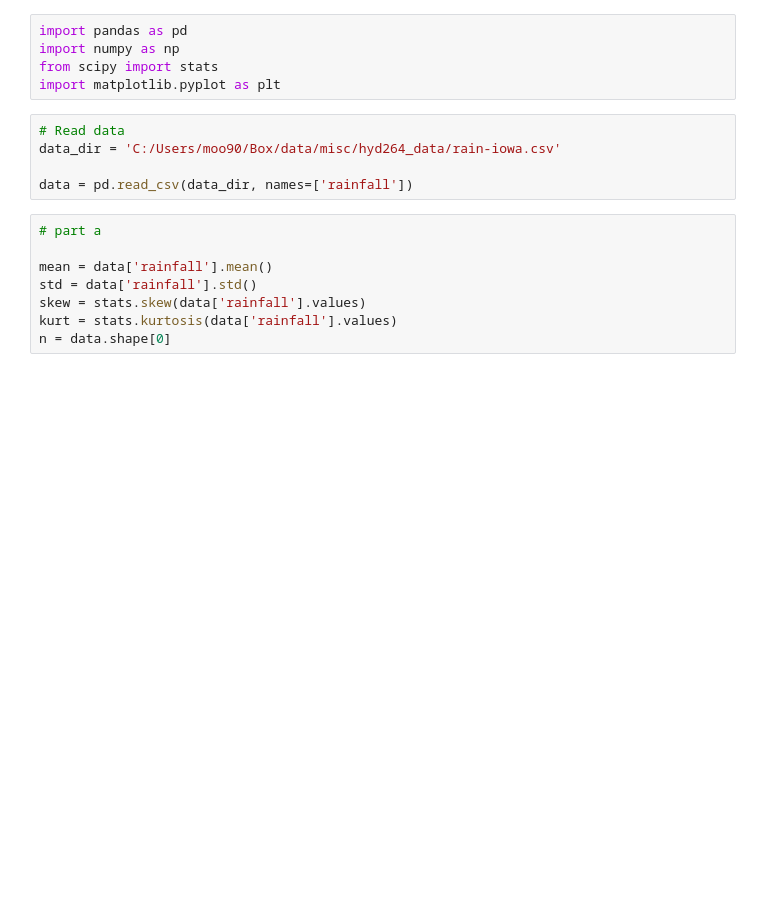
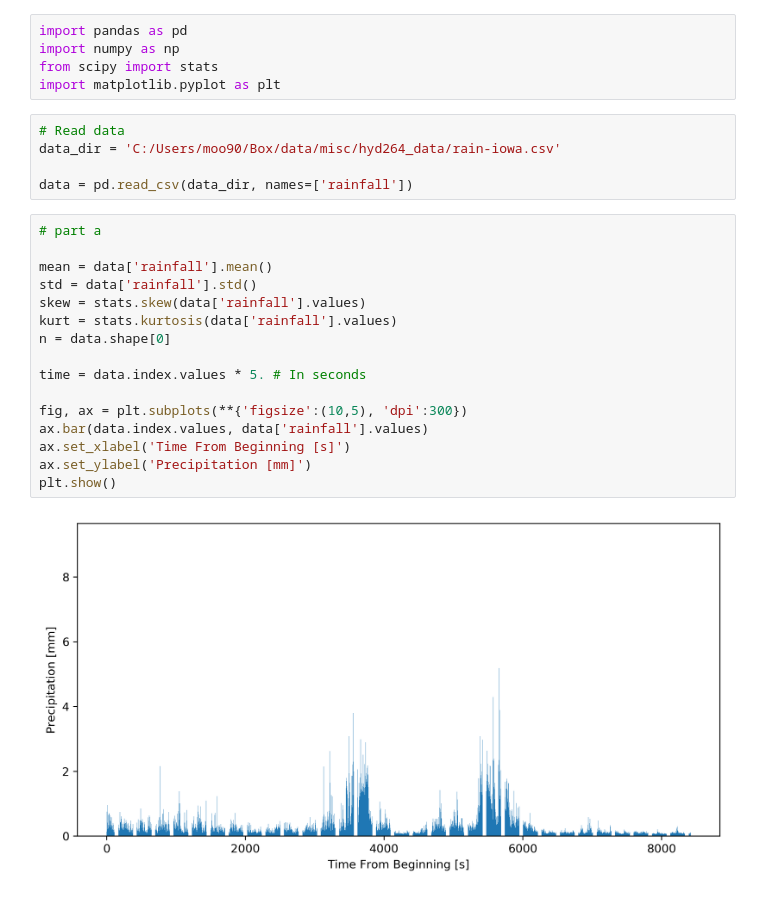
Before and after one commit to miksch/winter-2020, a Jupyter notebook: hyd264/hyd_264_ps2.ipynb, the cells around one changed output. Cells and saved outputs as stored; diff of their text form; blank space fills up the shorter version.

```diff
--- a/hyd264/hyd_264_ps2.ipynb
+++ b/hyd264/hyd_264_ps2.ipynb
@@ -11,11 +11,21 @@ data = pd.read_csv(data_dir, names=['rainfall'])
 # %%
 # part a
 
 mean = data['rainfall'].mean()
 std = data['rainfall'].std()
 skew = stats.skew(data['rainfall'].values)
 kurt = stats.kurtosis(data['rainfall'].values)
 n = data.shape[0]
+
+time = data.index.values * 5. # In seconds
+
+fig, ax = plt.subplots(**{'figsize':(10,5), 'dpi':300})
+ax.bar(data.index.values, data['rainfall'].values)
+ax.set_xlabel('Time From Beginning [s]')
+ax.set_ylabel('Precipitation [mm]')
+plt.show()
+# %% [output]
+[figure, added]
 # %%
 fig, ax = plt.subplots()
 
```
Also changed, not shown: parts of 5 cells of this notebook, 4 other files.
